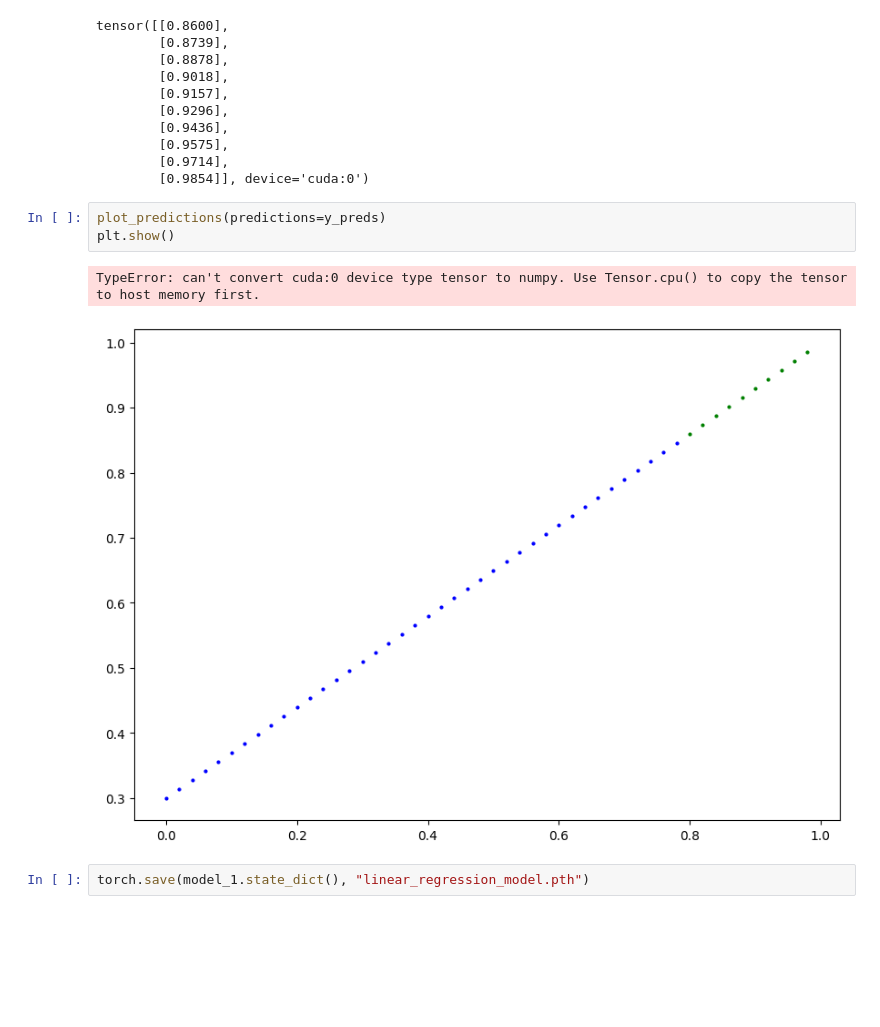
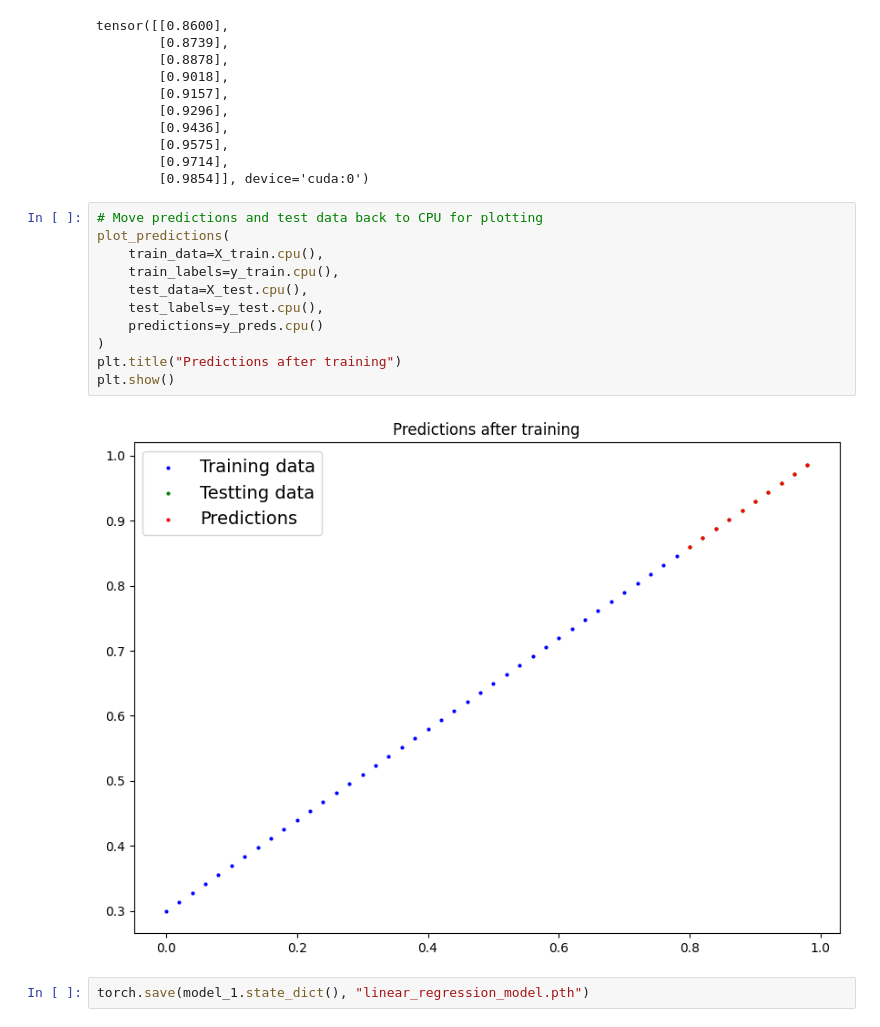
Before and after one commit to Muhammadjon1211/computer_vision, a Jupyter notebook: pytorch.ipynb, the cells around one changed output. Drawn from its saved outputs; the diff is of its cells as text; blank space fills up the shorter version.

Commit message:
fix: modify line graph predictions

```diff
--- a/pytorch.ipynb
+++ b/pytorch.ipynb
@@ -264,12 +261,19 @@ tensor([[0.8600],
         [0.9575],
         [0.9714],
         [0.9854]], device='cuda:0')
-# %%
-plot_predictions(predictions=y_preds)
-plt.show()
-# %% [output]
-TypeError: can't convert cuda:0 device type tensor to numpy. Use Tensor.cpu() to copy the tensor to host memory first.
-[figure, removed]
+# %%
+# Move predictions and test data back to CPU for plotting
+plot_predictions(
+    train_data=X_train.cpu(),
+    train_labels=y_train.cpu(),
+    test_data=X_test.cpu(),
+    test_labels=y_test.cpu(),
+    predictions=y_preds.cpu()
+)
+plt.title("Predictions after training")
+plt.show()
+# %% [output]
+[figure, added]
 # %%
 torch.save(model_1.state_dict(), "linear_regression_model.pth")
 # %%
```
Also changed, not shown: parts of 2 cells of this notebook.
